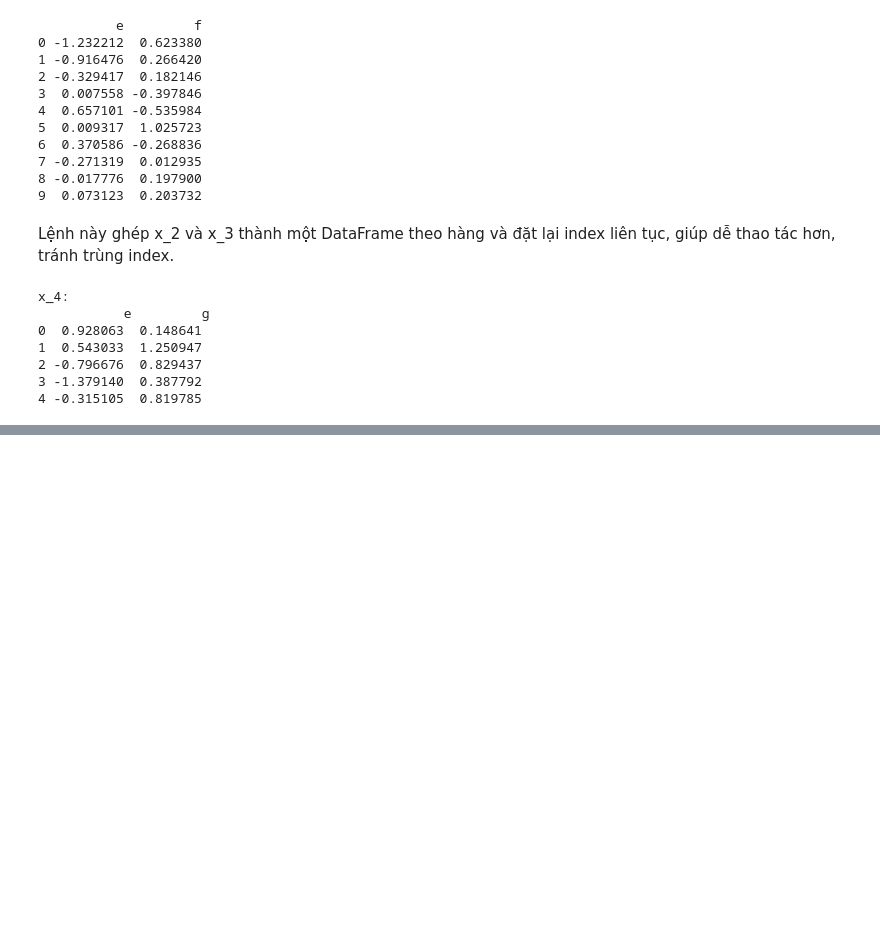
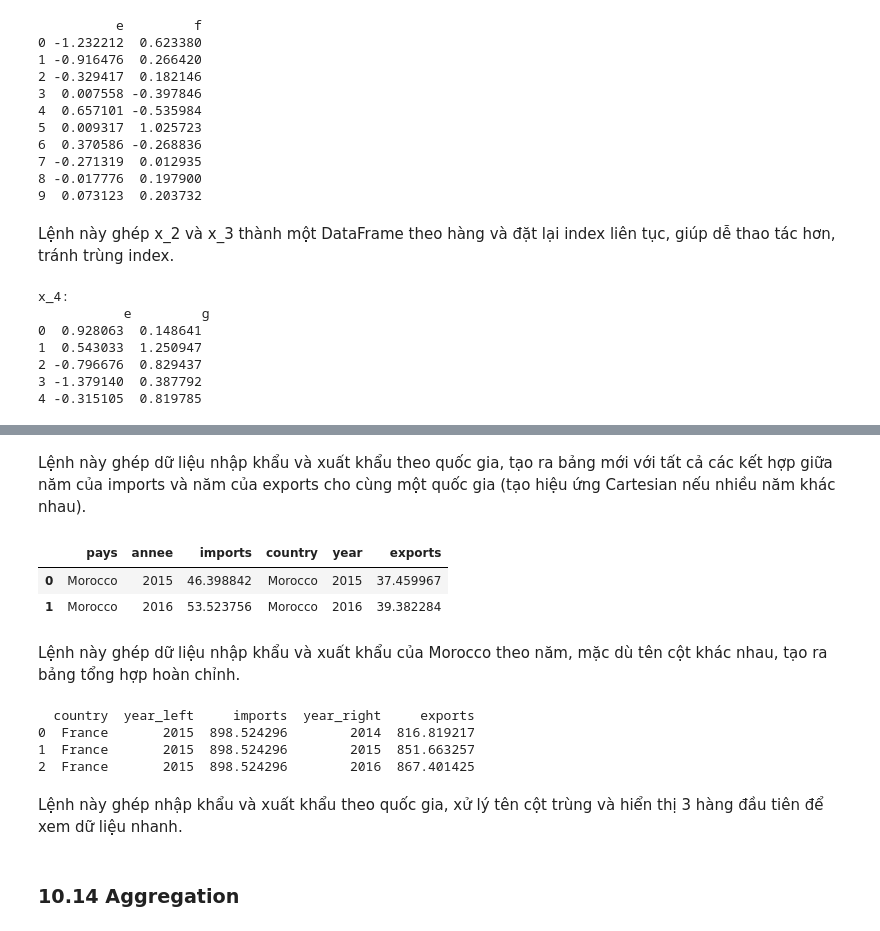
Before and after one commit to baotram19/UEH-KTLT-ECO25, a Jupyter notebook: Python_for_economists/Chapter_10.ipynb, the cells around one changed output, grey strips where cells are left out. Drawn from its saved outputs; the diff is of its cells as text; code cells hidden in the pictures; blank space fills up the shorter version.

```diff
--- a/Python_for_economists/Chapter_10.ipynb
+++ b/Python_for_economists/Chapter_10.ipynb
@@ -2083,0 +2104,37 @@ x_4:
+# %%
+exports_fr = pd.DataFrame(
+    {"country" : "France",
+     "year" : np.arange(2014, 2017),
+     "exports" : [816.8192172, 851.6632573, 867.4014253]
+    })
+
+imports_fr = pd.DataFrame(
+    {"country" : "France",
+     "year" : np.arange(2015, 2018),
+     "imports" : [898.5242962, 936.3691166, 973.8762149]
+    })
+
+exports_us = pd.DataFrame(
+    {"country" : "USA",
+     "year" : np.arange(2014, 2017),
+     "exports" : [2208.678084, 2217.733347, 2210.442218]
+    })
+
+imports_us = pd.DataFrame( {"country" : "USA",
+     "year" : np.arange(2015, 2018),
+     "imports" : [2827.336251, 2863.264745, np.nan]
+    })
+
+imports_morocco = pd.DataFrame( {"pays" : "Morocco",
+     "annee" : np.arange(2015, 2018),
+     "imports" : [46.39884177, 53.52375588, 56.68165748]
+    })
+exports_morocco = pd.DataFrame( {"country" : "Morocco",
+     "year" : np.arange(2014, 2017),
+     "exports" : [35.50207915, 37.45996653, 39.38228396]
+    })
+
+exports = pd.concat([exports_fr, exports_us], ignore_index=True)
+imports = pd.concat([imports_fr, imports_us], ignore_index=True)
+
+print("exports: \n", exports)
@@ -2083,0 +2238,24 @@ x_4:
+# %% [markdown]
+Lệnh này ghép dữ liệu nhập khẩu và xuất khẩu theo quốc gia, tạo ra bảng mới với tất cả các kết hợp giữa năm của imports và năm của exports cho cùng một quốc gia (tạo hiệu ứng Cartesian nếu nhiều năm khác nhau).
+# %%
+pd.merge(left = imports_morocco, right = exports_morocco,
+         left_on= ["pays", "annee"], right_on = ["country", "year"] )
+# %% [output]
+|  | pays | annee | imports | country | year | exports |
+| 0 | Morocco | 2015 | 46.398842 | Morocco | 2015 | 37.459967 |
+| 1 | Morocco | 2016 | 53.523756 | Morocco | 2016 | 39.382284 |
+# %% [markdown]
+Lệnh này ghép dữ liệu nhập khẩu và xuất khẩu của Morocco theo năm, mặc dù tên cột khác nhau, tạo ra bảng tổng hợp hoàn chỉnh.
+# %%
+print(pd.merge(left = imports, right = exports,
+               on = "country",
+               suffixes=("_left", "_right")).head(3))
+# %% [output]
+  country  year_left     imports  year_right     exports
+0  France       2015  898.524296        2014  816.819217
+1  France       2015  898.524296        2015  851.663257
+2  France       2015  898.524296        2016  867.401425
+# %% [markdown]
+Lệnh này ghép nhập khẩu và xuất khẩu theo quốc gia, xử lý tên cột trùng và hiển thị 3 hàng đầu tiên để xem dữ liệu nhanh.
+# %% [markdown]
+### 10.14 Aggregation
```
Also changed, not shown: parts of 42 cells of this notebook.
